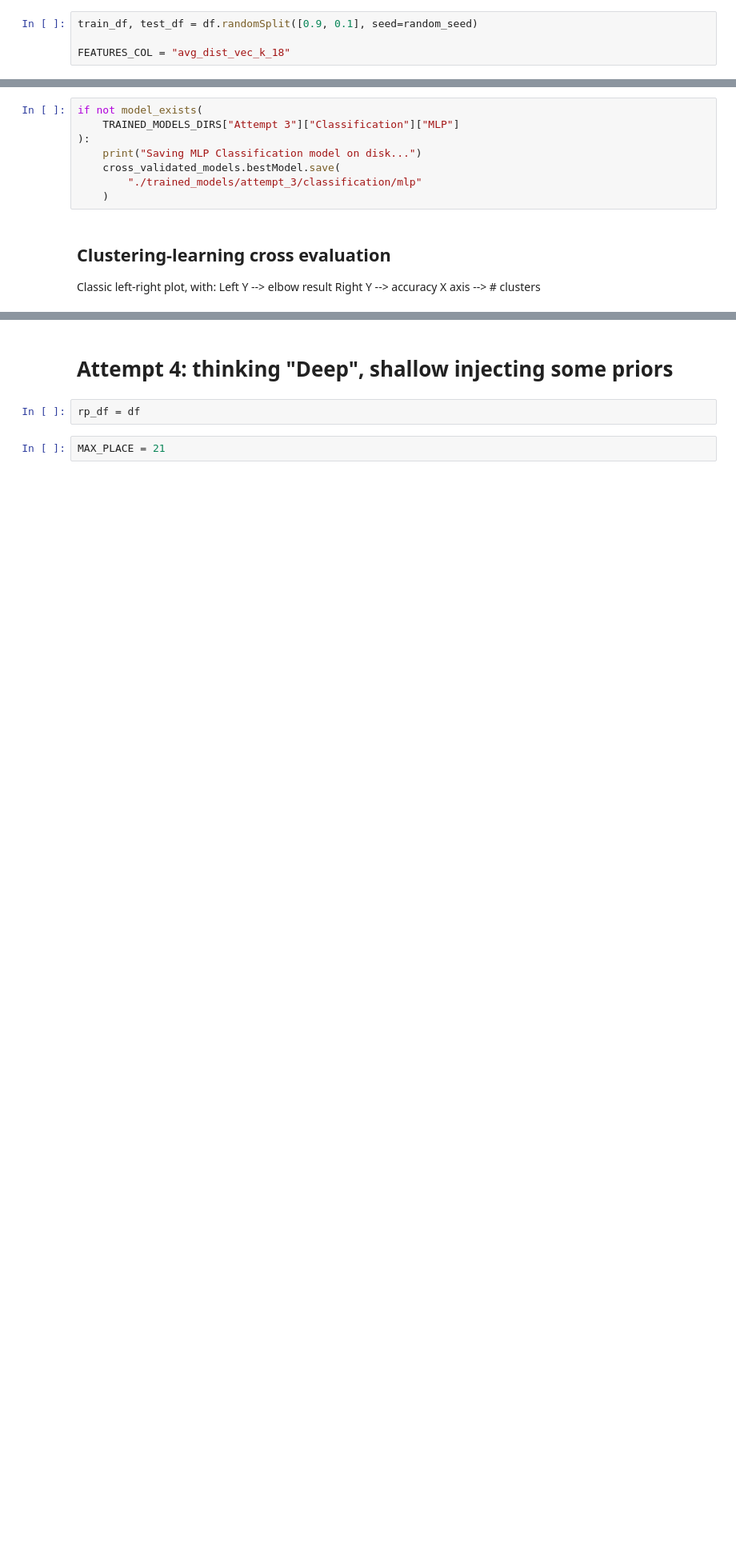
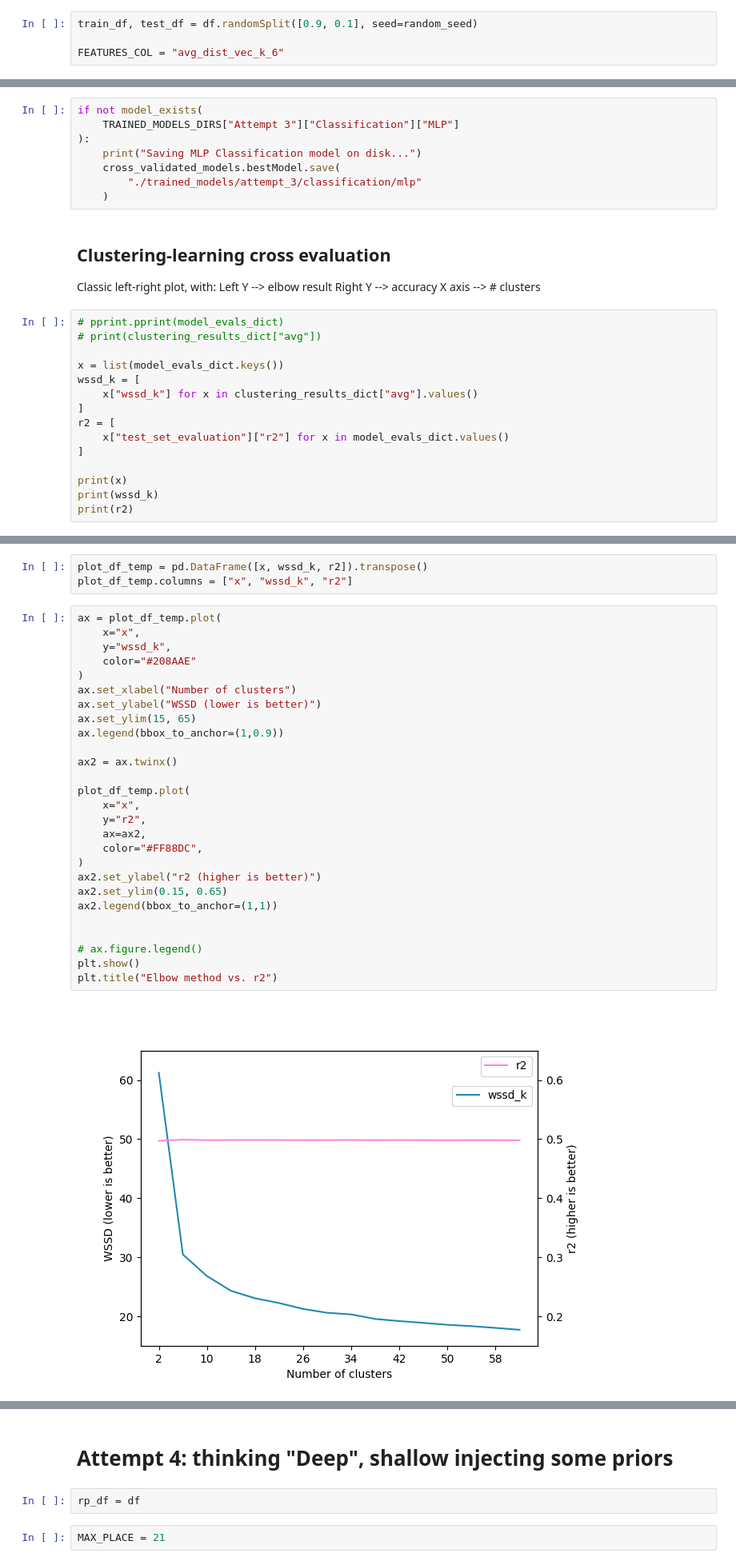
Before and after one commit to Big-Data-FC/project, a Jupyter notebook: main.ipynb, the cells around one changed output, grey strips where cells are left out. Shown at 80% size. Saved outputs shown, nothing was run; the diff lists cells and outputs as text; blank space fills up the shorter version.

Commit message:
improve clustering

```diff
--- a/main.ipynb
+++ b/main.ipynb
@@ -3552,7 +3577,7 @@ df = df.join(
 # %%
 train_df, test_df = df.randomSplit([0.9, 0.1], seed=random_seed)
 
-FEATURES_COL = "avg_dist_vec_k_18"
+FEATURES_COL = "avg_dist_vec_k_6"
 # %% [markdown]
 ### Regression
 # %%
@@ -4341,3 +4350,18 @@ Classic left-right plot, with:
 Left Y --> elbow result
 Right Y --> accuracy
 X axis --> # clusters
+# %%
+# pprint.pprint(model_evals_dict)
+# print(clustering_results_dict["avg"])
+
+x = list(model_evals_dict.keys())
+wssd_k = [
+    x["wssd_k"] for x in clustering_results_dict["avg"].values()
+]
+r2 = [
+    x["test_set_evaluation"]["r2"] for x in model_evals_dict.values()
+]
+
+print(x)
+print(wssd_k)
+print(r2)
@@ -4343,0 +4372,32 @@ X axis --> # clusters
+# %%
+plot_df_temp = pd.DataFrame([x, wssd_k, r2]).transpose()
+plot_df_temp.columns = ["x", "wssd_k", "r2"]
+# %%
+ax = plot_df_temp.plot(
+    x="x",
+    y="wssd_k",
+    color="#208AAE"
+)
+ax.set_xlabel("Number of clusters")
+ax.set_ylabel("WSSD (lower is better)")
+ax.set_ylim(15, 65)
+ax.legend(bbox_to_anchor=(1,0.9))
+
+ax2 = ax.twinx()
+
+plot_df_temp.plot(
+    x="x",
+    y="r2",
+    ax=ax2,
+    color="#FF88DC",
+)
+ax2.set_ylabel("r2 (higher is better)")
+ax2.set_ylim(0.15, 0.65)
+ax2.legend(bbox_to_anchor=(1,1))
+
+
+# ax.figure.legend()
+plt.show()
+plt.title("Elbow method vs. r2")
+# %% [output]
+[figure, added]
```
Also changed, not shown: parts of 35 cells of this notebook.
